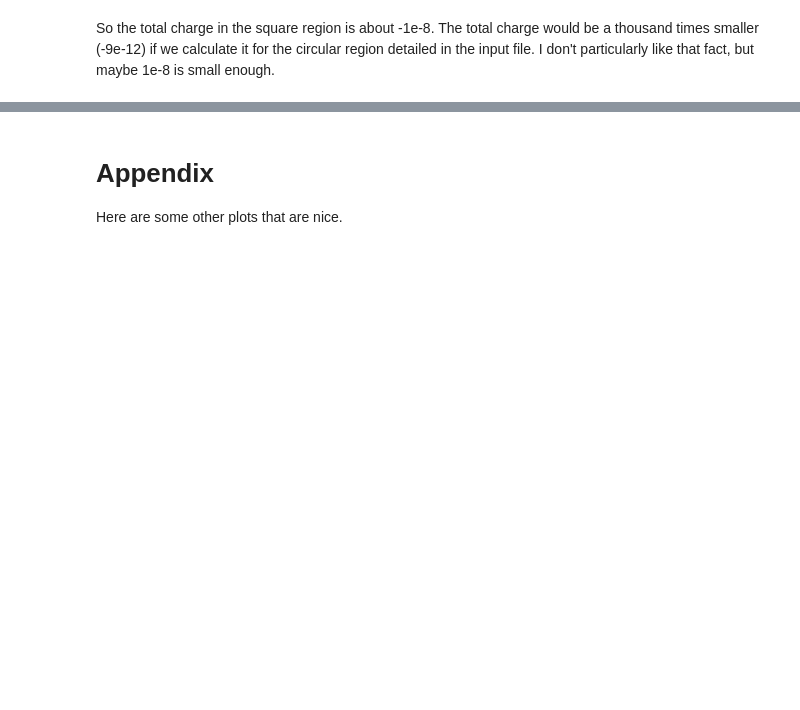
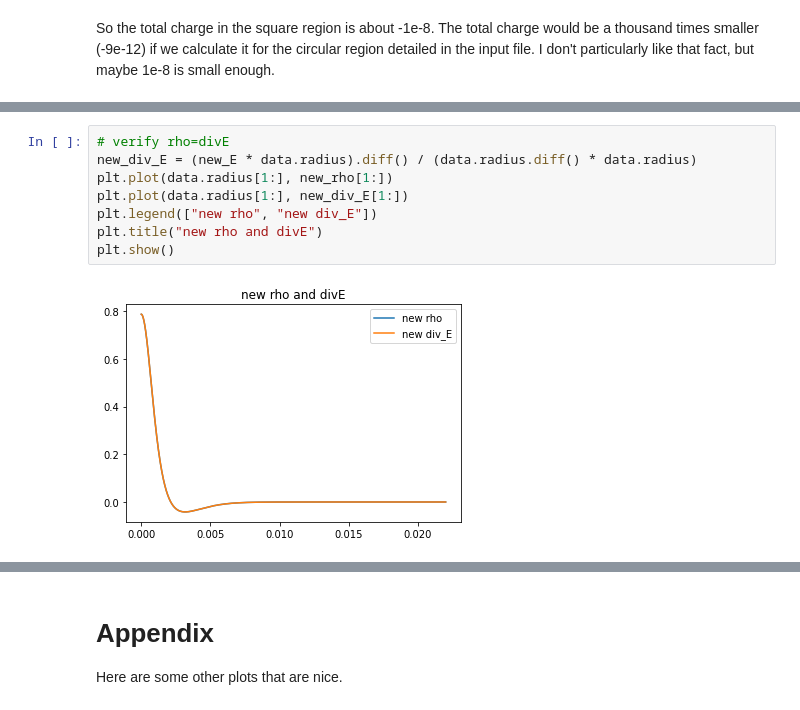
Before and after one commit to JamesMcClung/psc-scrap, a Jupyter notebook: check_case1.ipynb, the cells around one changed output, grey strips where cells are left out. Cells and saved outputs as stored; diff of their text form; blank space fills up the shorter version.

```diff
--- a/check_case1.ipynb
+++ b/check_case1.ipynb
@@ -105,0 +144,10 @@ ni
+# %%
+# verify rho=divE
+new_div_E = (new_E * data.radius).diff() / (data.radius.diff() * data.radius)
+plt.plot(data.radius[1:], new_rho[1:])
+plt.plot(data.radius[1:], new_div_E[1:])
+plt.legend(["new rho", "new div_E"])
+plt.title("new rho and divE")
+plt.show()
+# %% [output]
+[figure, added]
```
Also changed, not shown: parts of 9 cells of this notebook, 4 other files.
